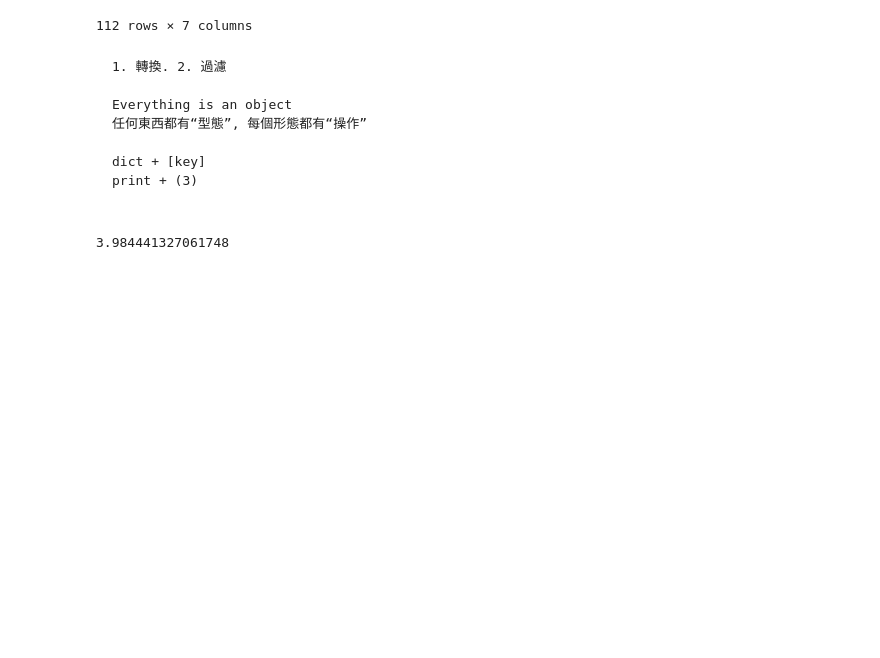
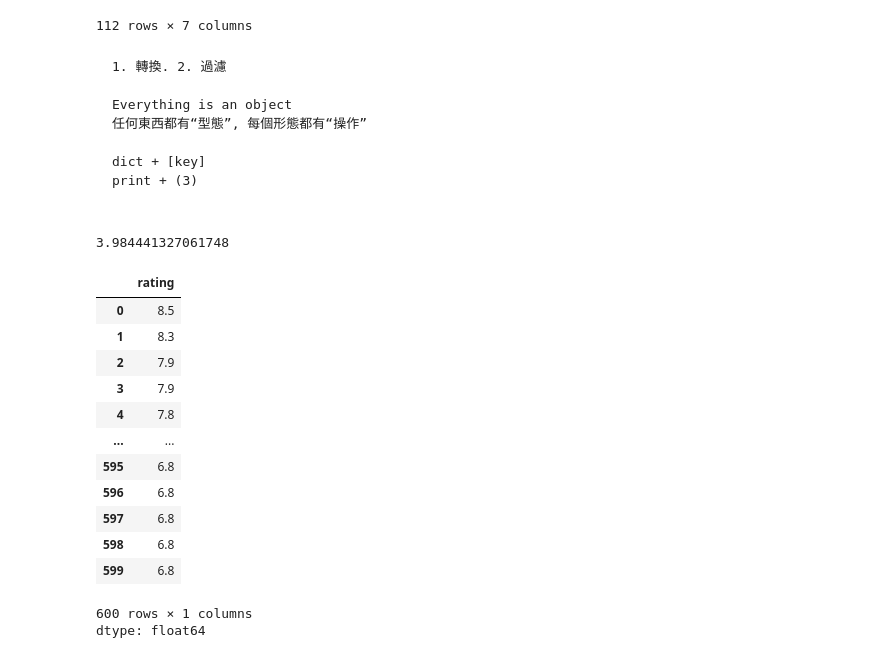
Before and after one commit to Elwing-Chou/tibame_night_20251124, a Jupyter notebook: tibame20251213.ipynb, the cells around one changed output. Drawn from its saved outputs; the diff is of its cells as text; code cells hidden in the pictures; blank space fills up the shorter version.

```diff
--- a/tibame20251213.ipynb
+++ b/tibame20251213.ipynb
@@ -226,3 +226,25 @@ def func(mode=0):
 func(2)(3, 5)
 # %% [output]
 3.984441327061748
+# %%
+# DataFrame: 2D table
+# Series: 1D list
+def trans(n):
+    return round(n * 2, 1)
+
+df["rating"].apply(trans)
+# %% [output]
+|  | rating |
+| 0 | 8.5 |
+| 1 | 8.3 |
+| 2 | 7.9 |
+| 3 | 7.9 |
+| 4 | 7.8 |
+| ... | ... |
+| 595 | 6.8 |
+| 596 | 6.8 |
+| 597 | 6.8 |
+| 598 | 6.8 |
+| 599 | 6.8 |
+600 rows × 1 columns
+dtype: float64
```
